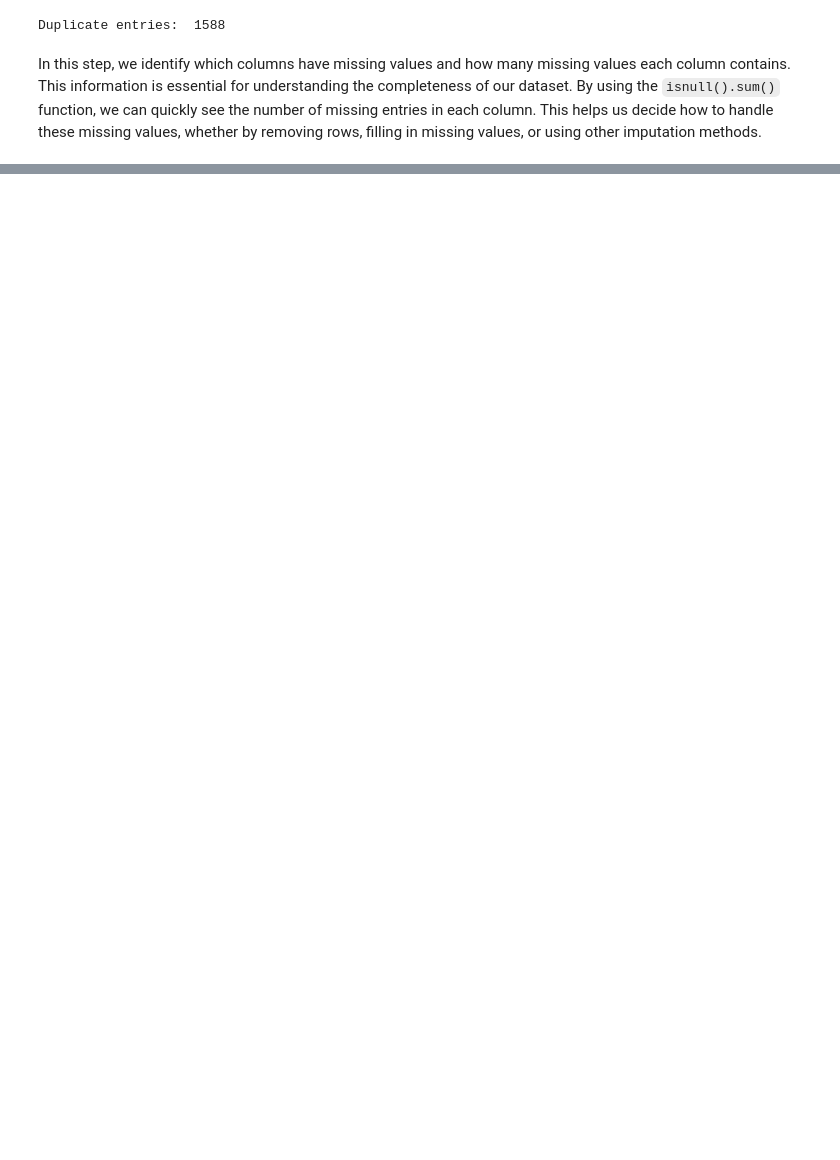
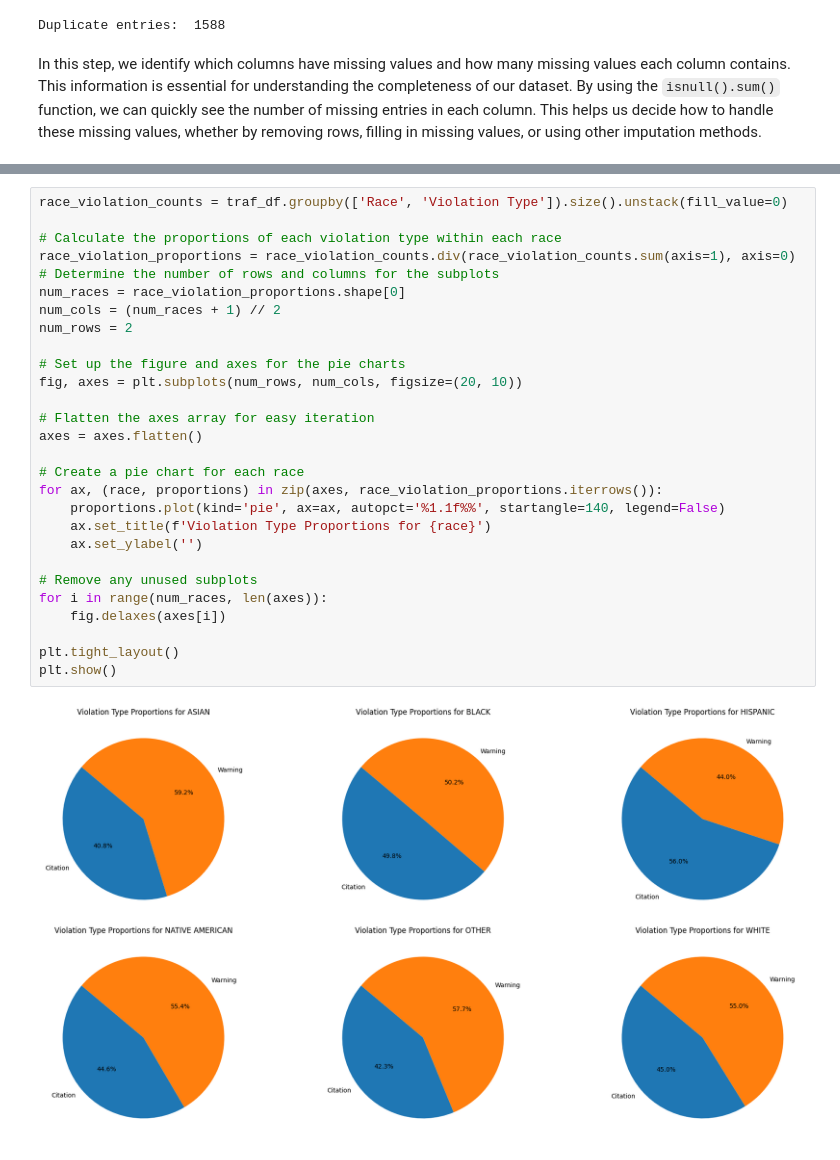
Before and after one commit to Yilalu/CMSC320project, a Jupyter notebook: CMCS320_Final_Project.ipynb, the cells around one changed output, grey strips where cells are left out. Drawn from its saved outputs; the diff is of its cells as text; blank space fills up the shorter version.

```diff
--- a/CMCS320_Final_Project.ipynb
+++ b/CMCS320_Final_Project.ipynb
@@ -461,0 +378,30 @@ plt.show()
+# %%
+race_violation_counts = traf_df.groupby(['Race', 'Violation Type']).size().unstack(fill_value=0)
+
+# Calculate the proportions of each violation type within each race
+race_violation_proportions = race_violation_counts.div(race_violation_counts.sum(axis=1), axis=0)
+# Determine the number of rows and columns for the subplots
+num_races = race_violation_proportions.shape[0]
+num_cols = (num_races + 1) // 2
+num_rows = 2
+
+# Set up the figure and axes for the pie charts
+fig, axes = plt.subplots(num_rows, num_cols, figsize=(20, 10))
+
+# Flatten the axes array for easy iteration
+axes = axes.flatten()
+
+# Create a pie chart for each race
+for ax, (race, proportions) in zip(axes, race_violation_proportions.iterrows()):
+    proportions.plot(kind='pie', ax=ax, autopct='%1.1f%%', startangle=140, legend=False)
+    ax.set_title(f'Violation Type Proportions for {race}')
+    ax.set_ylabel('')
+
+# Remove any unused subplots
+for i in range(num_races, len(axes)):
+    fig.delaxes(axes[i])
+
+plt.tight_layout()
+plt.show()
+# %% [output]
+[figure, added]
```
Also changed, not shown: parts of 61 cells of this notebook.
